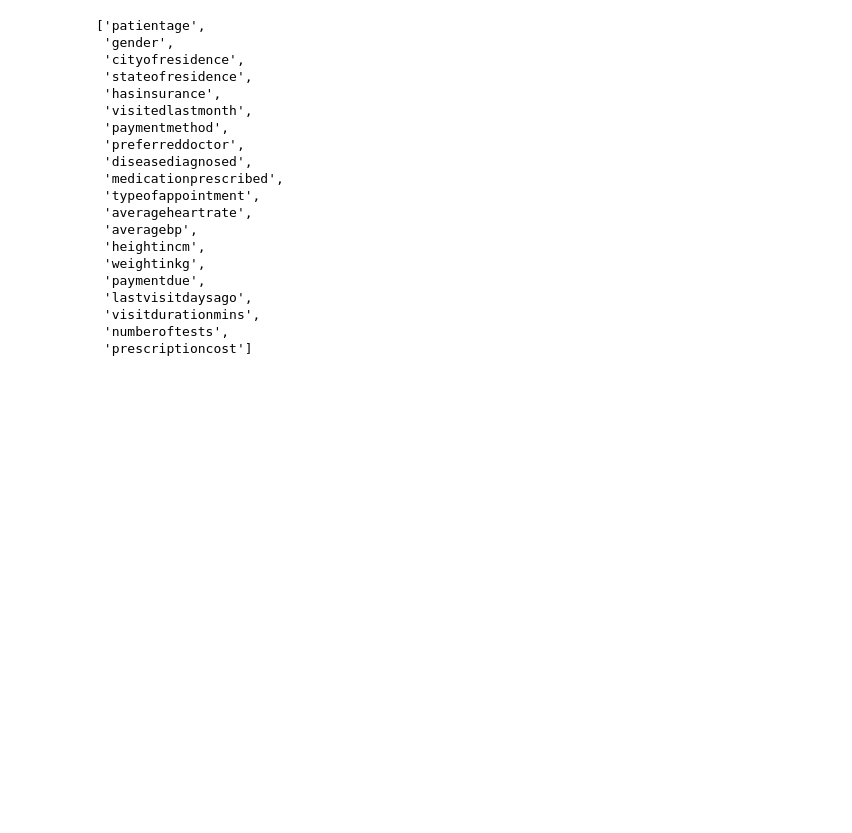
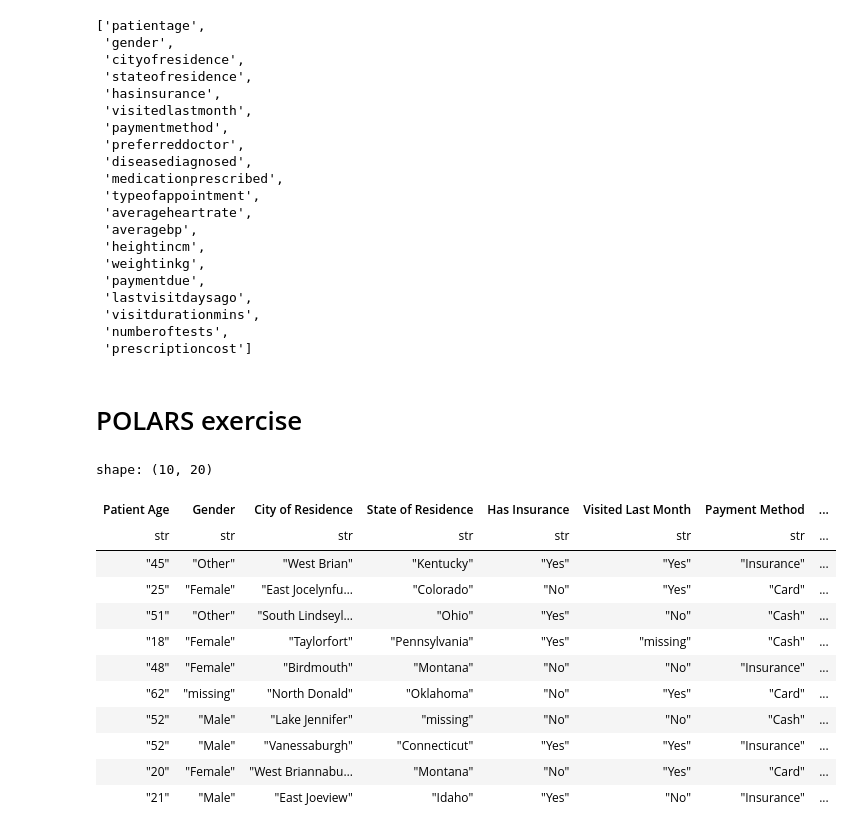
Before and after one commit to chebbin/datasci_2_manipulation, a Jupyter notebook: hha507hw2.ipynb, the cells around one changed output. Cells and saved outputs as stored; diff of their text form; code cells hidden in the pictures; blank space fills up the shorter version.

```diff
--- a/hha507hw2.ipynb
+++ b/hha507hw2.ipynb
@@ -109,3 +109,5 @@ list(df2)
  'visitdurationmins',
  'numberoftests',
  'prescriptioncost']
+# %% [markdown]
+# POLARS exercise
@@ -111,0 +117,17 @@ list(df2)
+# %%
+df3 = pl.read_csv('/content/healthcare_data_cleaning (1).csv')
+df3.head(10)
+# %% [output]
+shape: (10, 20)
+| Patient Age | Gender | City of Residence | State of Residence | Has Insurance | Visited Last Month | Payment Method | ... |
+| str | str | str | str | str | str | str | ... |
+| "45" | "Other" | "West Brian" | "Kentucky" | "Yes" | "Yes" | "Insurance" | ... |
+| "25" | "Female" | "East Jocelynfu… | "Colorado" | "No" | "Yes" | "Card" | ... |
+| "51" | "Other" | "South Lindseyl… | "Ohio" | "Yes" | "No" | "Cash" | ... |
+| "18" | "Female" | "Taylorfort" | "Pennsylvania" | "Yes" | "missing" | "Cash" | ... |
+| "48" | "Female" | "Birdmouth" | "Montana" | "No" | "No" | "Insurance" | ... |
+| "62" | "missing" | "North Donald" | "Oklahoma" | "No" | "Yes" | "Card" | ... |
+| "52" | "Male" | "Lake Jennifer" | "missing" | "No" | "No" | "Cash" | ... |
+| "52" | "Male" | "Vanessaburgh" | "Connecticut" | "Yes" | "Yes" | "Insurance" | ... |
+| "20" | "Female" | "West Briannabu… | "Montana" | "No" | "Yes" | "Card" | ... |
+| "21" | "Male" | "East Joeview" | "Idaho" | "Yes" | "No" | "Insurance" | ... |
```
Also changed, not shown: parts of 1 cell of this notebook.
